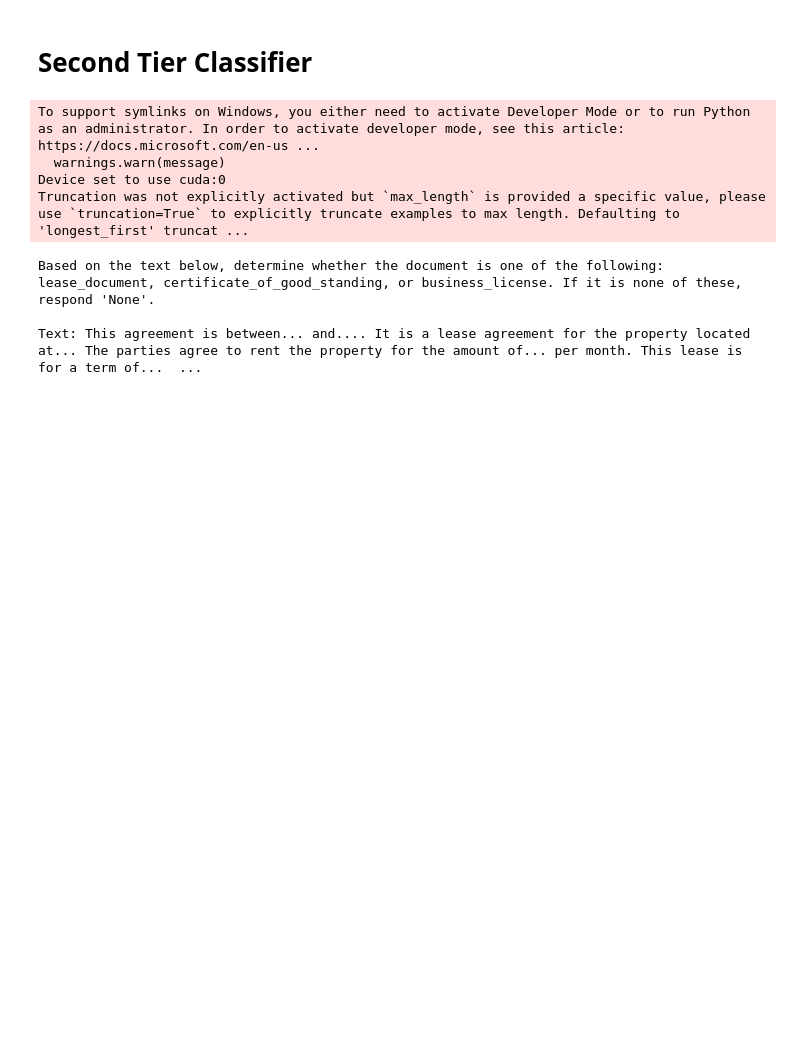
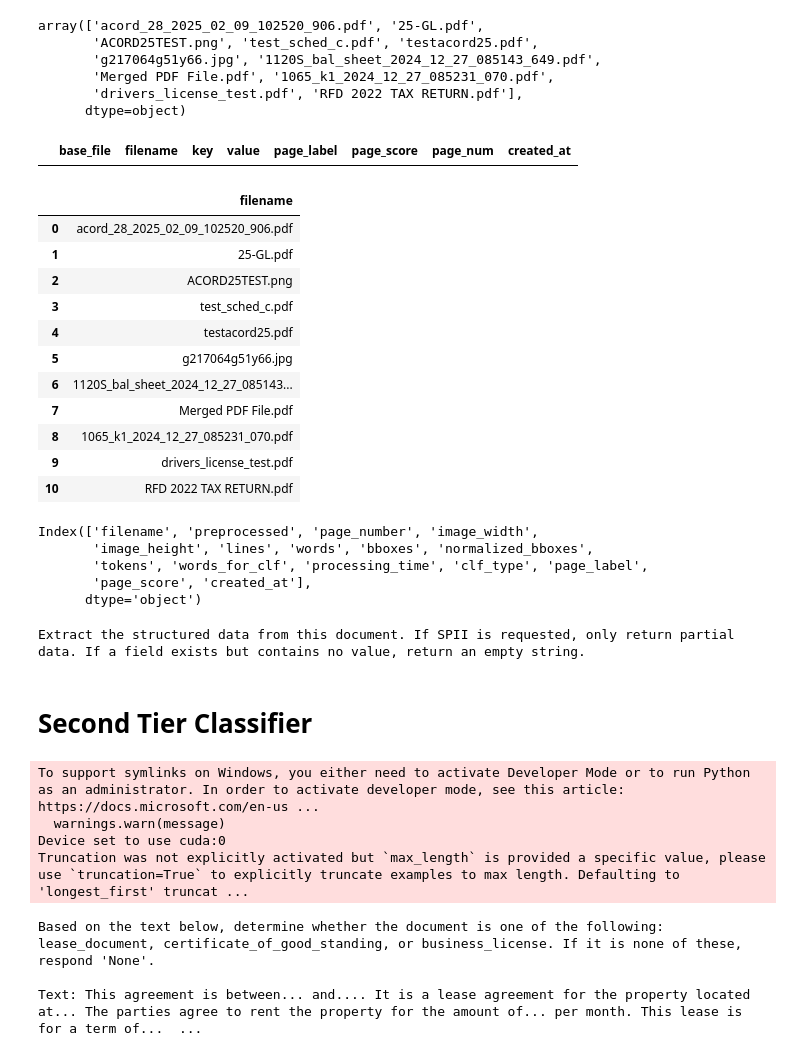
Before and after one commit to wnstnb/XaioDocProcessor, a Jupyter notebook: testing.ipynb, the cells around one changed output. Drawn from its saved outputs; the diff is of its cells as text; code cells hidden in the pictures; blank space fills up the shorter version.

```diff
--- a/testing.ipynb
+++ b/testing.ipynb
@@ -2,0 +1,20 @@
+# %%
+import sqlite3
+import pandas as pd
+
+conn = sqlite3.connect('documents.db')
+
+# List of unique filenames
+query = '''
+select distinct filename from pages order by created_at desc
+'''
+all_files = pd.read_sql_query(query, conn)
+# %%
+all_files['filename'].values
+# %% [output]
+array(['acord_28_2025_02_09_102520_906.pdf', '25-GL.pdf',
+       'ACORD25TEST.png', 'test_sched_c.pdf', 'testacord25.pdf',
+       'g217064g51y66.jpg', '1120S_bal_sheet_2024_12_27_085143_649.pdf',
+       'Merged PDF File.pdf', '1065_k1_2024_12_27_085231_070.pdf',
+       'drivers_license_test.pdf', 'RFD 2022 TAX RETURN.pdf'],
+      dtype=object)
@@ -2,0 +45,27 @@
+# %%
+df_extracted
+# %% [output]
+|  | base_file | filename | key | value | page_label | page_score | page_num | created_at |
+# %%
+all_files
+# %% [output]
+|  | filename |
+| 0 | acord_28_2025_02_09_102520_906.pdf |
+| 1 | 25-GL.pdf |
+| 2 | ACORD25TEST.png |
+| 3 | test_sched_c.pdf |
+| 4 | testacord25.pdf |
+| 5 | g217064g51y66.jpg |
+| 6 | 1120S_bal_sheet_2024_12_27_085143... |
+| 7 | Merged PDF File.pdf |
+| 8 | 1065_k1_2024_12_27_085231_070.pdf |
+| 9 | drivers_license_test.pdf |
+| 10 | RFD 2022 TAX RETURN.pdf |
+# %%
+df_results.columns #.groupby('page_label')['page_score'].mean().plot(kind='bar')
+# %% [output]
+Index(['filename', 'preprocessed', 'page_number', 'image_width',
+       'image_height', 'lines', 'words', 'bboxes', 'normalized_bboxes',
+       'tokens', 'words_for_clf', 'processing_time', 'clf_type', 'page_label',
+       'page_score', 'created_at'],
+      dtype='object')
@@ -3,3 +78,7 @@
+# %%
+print(prompt)
+# %% [output]
+Extract the structured data from this document. If SPII is requested, only return partial data. If a field exists but contains no value, return an empty string.
 # %%
 import os
 import pickle
```
Also changed, not shown: parts of 4 cells of this notebook, 5 other files.
